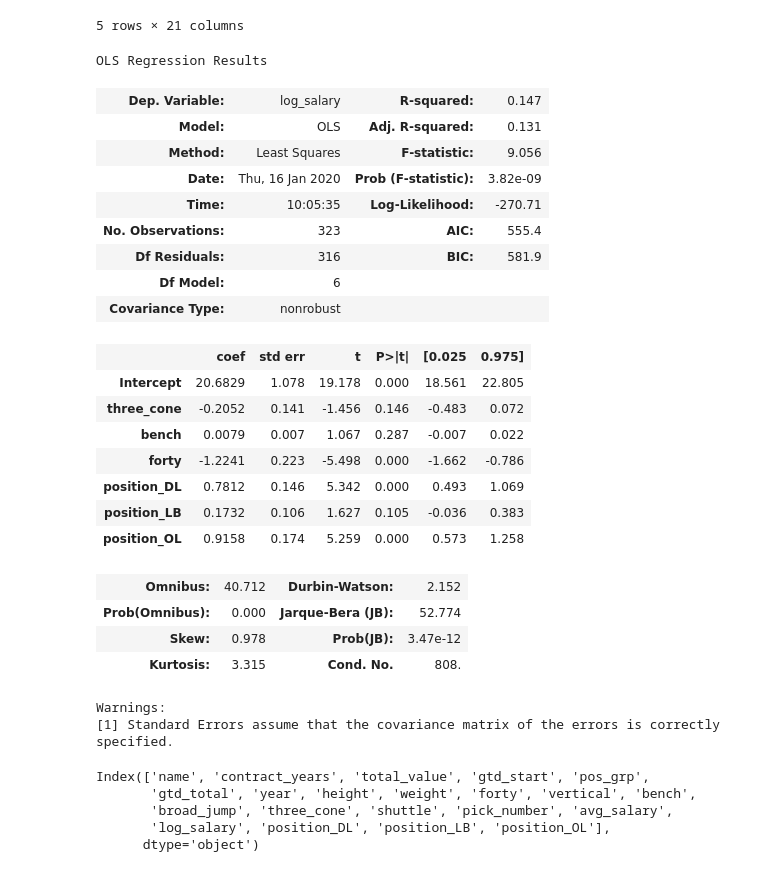
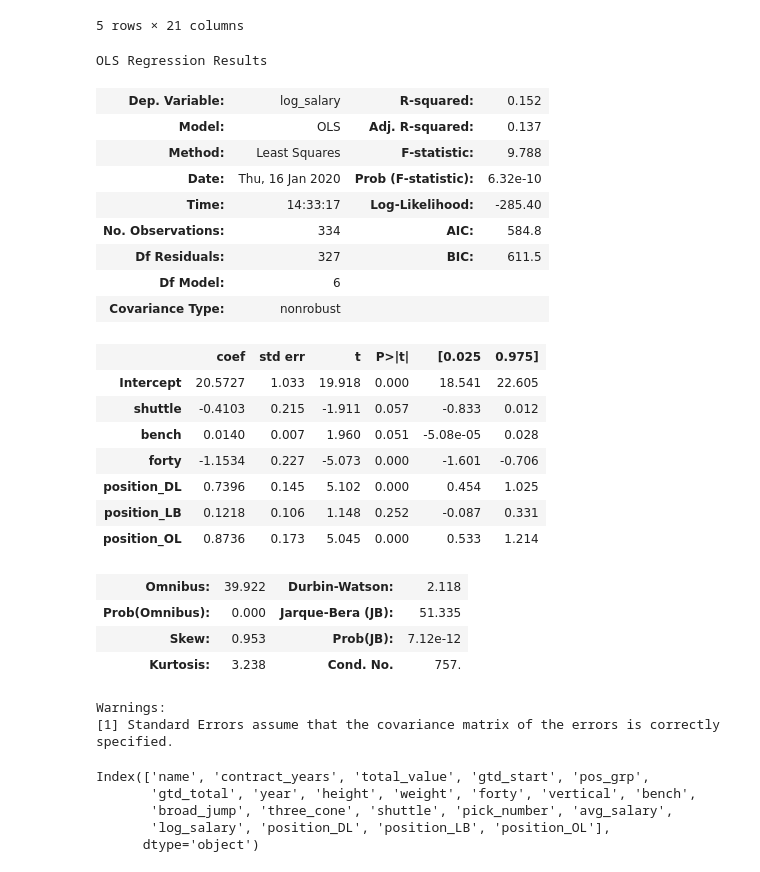
Before and after one commit to j-gilkey/nfl_draft_regression, a Jupyter notebook: nfl_dummy.ipynb, the cells around one changed output. Drawn from its saved outputs; the diff is of its cells as text; code cells hidden in the pictures.

Commit message:
dummies

```diff
--- a/nfl_dummy.ipynb
+++ b/nfl_dummy.ipynb
@@ -196,31 +196,31 @@ df_with_dummies.head()
 | 9 | Melvin Gordon | 4 | 10669773 | 10669773 | BK | 10669773 | 2015 | 73 | 215 | ... |
 5 rows × 21 columns
 # %%
-val_reg_pos = ols('log_salary~three_cone+bench+forty+position_DL+position_LB+position_OL', data=df_with_dummies).fit()
+val_reg_pos = ols('log_salary~shuttle+bench+forty+position_DL+position_LB+position_OL', data=df_with_dummies).fit()
 val_reg_pos.summary()
 # %% [output]
 OLS Regression Results
-| Dep. Variable: | log_salary | R-squared: | 0.147 |
-| Model: | OLS | Adj. R-squared: | 0.131 |
-| Method: | Least Squares | F-statistic: | 9.056 |
-| Date: | Thu, 16 Jan 2020 | Prob (F-statistic): | 3.82e-09 |
-| Time: | 10:05:35 | Log-Likelihood: | -270.71 |
-| No. Observations: | 323 | AIC: | 555.4 |
-| Df Residuals: | 316 | BIC: | 581.9 |
+| Dep. Variable: | log_salary | R-squared: | 0.152 |
+| Model: | OLS | Adj. R-squared: | 0.137 |
+| Method: | Least Squares | F-statistic: | 9.788 |
+| Date: | Thu, 16 Jan 2020 | Prob (F-statistic): | 6.32e-10 |
+| Time: | 14:33:17 | Log-Likelihood: | -285.40 |
+| No. Observations: | 334 | AIC: | 584.8 |
+| Df Residuals: | 327 | BIC: | 611.5 |
 | Df Model: | 6 |  |  |
 | Covariance Type: | nonrobust |  |  |
 |  | coef | std err | t | P>|t| | [0.025 | 0.975] |
-| Intercept | 20.6829 | 1.078 | 19.178 | 0.000 | 18.561 | 22.805 |
-| three_cone | -0.2052 | 0.141 | -1.456 | 0.146 | -0.483 | 0.072 |
-| bench | 0.0079 | 0.007 | 1.067 | 0.287 | -0.007 | 0.022 |
-| forty | -1.2241 | 0.223 | -5.498 | 0.000 | -1.662 | -0.786 |
-| position_DL | 0.7812 | 0.146 | 5.342 | 0.000 | 0.493 | 1.069 |
-| position_LB | 0.1732 | 0.106 | 1.627 | 0.105 | -0.036 | 0.383 |
-| position_OL | 0.9158 | 0.174 | 5.259 | 0.000 | 0.573 | 1.258 |
+| Intercept | 20.5727 | 1.033 | 19.918 | 0.000 | 18.541 | 22.605 |
+| shuttle | -0.4103 | 0.215 | -1.911 | 0.057 | -0.833 | 0.012 |
+| bench | 0.0140 | 0.007 | 1.960 | 0.051 | -5.08e-05 | 0.028 |
+| forty | -1.1534 | 0.227 | -5.073 | 0.000 | -1.601 | -0.706 |
+| position_DL | 0.7396 | 0.145 | 5.102 | 0.000 | 0.454 | 1.025 |
+| position_LB | 0.1218 | 0.106 | 1.148 | 0.252 | -0.087 | 0.331 |
+| position_OL | 0.8736 | 0.173 | 5.045 | 0.000 | 0.533 | 1.214 |
-| Omnibus: | 40.712 | Durbin-Watson: | 2.152 |
-| Prob(Omnibus): | 0.000 | Jarque-Bera (JB): | 52.774 |
-| Skew: | 0.978 | Prob(JB): | 3.47e-12 |
-| Kurtosis: | 3.315 | Cond. No. | 808. |
+| Omnibus: | 39.922 | Durbin-Watson: | 2.118 |
+| Prob(Omnibus): | 0.000 | Jarque-Bera (JB): | 51.335 |
+| Skew: | 0.953 | Prob(JB): | 7.12e-12 |
+| Kurtosis: | 3.238 | Cond. No. | 757. |
 Warnings:
 [1] Standard Errors assume that the covariance matrix of the errors is correctly specified.
 # %%
```
Also changed, not shown: parts of 5 cells of this notebook.
